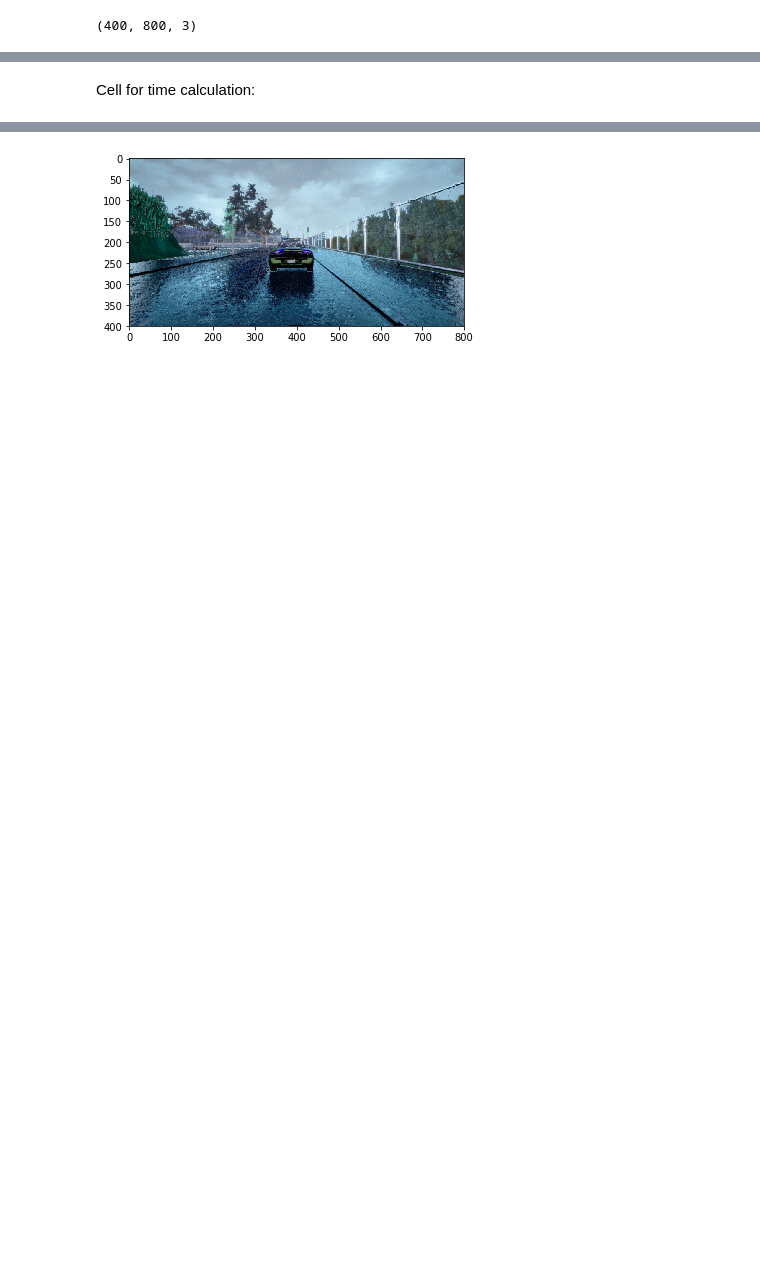
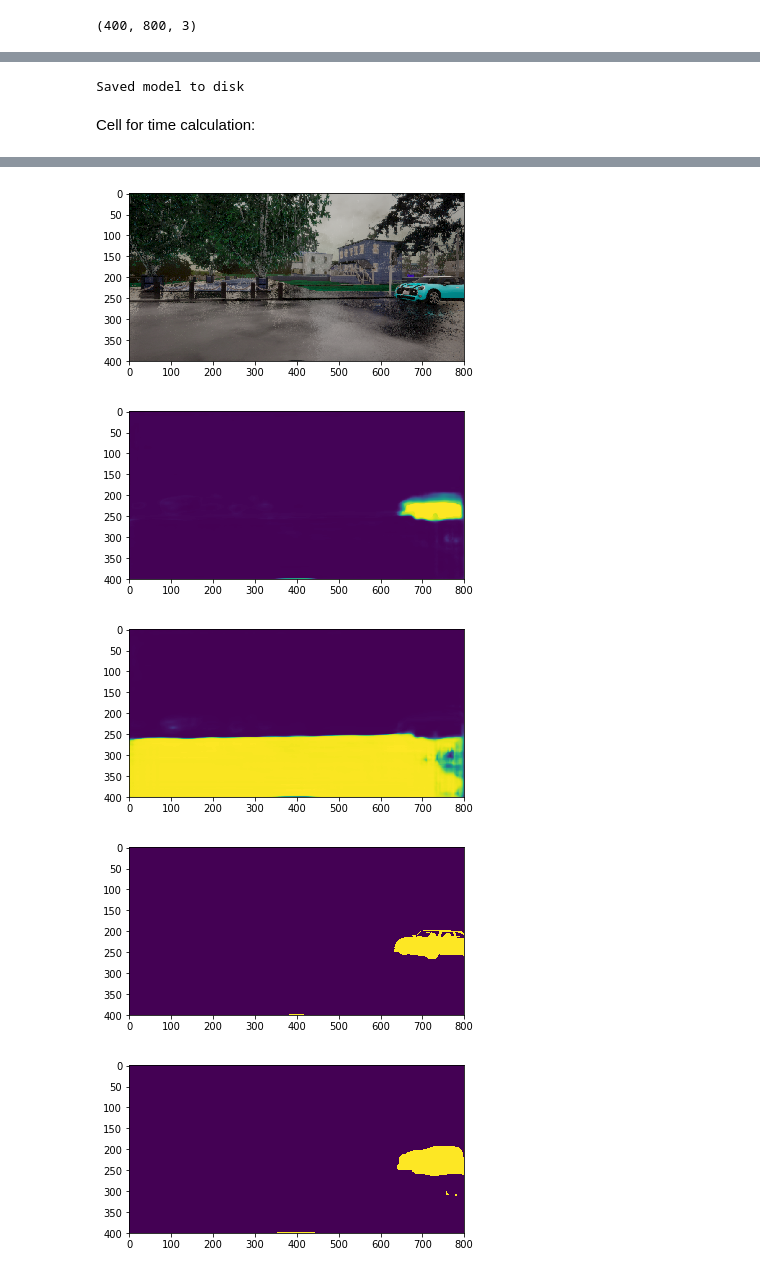
Before and after one commit to bakamoridesu/Lyft-Perception-Challenge, a Jupyter notebook: Notebook.ipynb, the cells around one changed output, grey strips where cells are left out. Cells and saved outputs as stored; diff of their text form; code cells hidden in the pictures; blank space fills up the shorter version.

Commit message:
Good model performance

```diff
--- a/Notebook.ipynb
+++ b/Notebook.ipynb
@@ -100,7 +105,7 @@ from sklearn.model_selection import train_test_split
 from keras.layers import Dense, Flatten, Lambda, Conv2D, MaxPooling2D, Cropping2D, Dropout, BatchNormalization, Conv2DTranspose
 
 # split training and validation data
-#train_samples, validation_data = train_test_split(data, test_size=0.3)
+train_samples, validation_data = train_test_split(data, test_size=0.2)
 #validation_samples, test_samples = train_test_split(validation_data, test_size=0.5)
 train_samples = data
 
@@ -127,13 +132,14 @@ def generator(samples, batch_size = 32):
                 final_label = np.zeros((400,800,2))
                 final_label[:,:,1] = lb_road
                 final_label[:,:,0] = lb_car
+                final_label = final_label.reshape(640000,)
                 #print(final_label.shape)
 
                 flipped_label = np.zeros((400,800,2))
                 flipped_label[:,:,1] = cv2.flip(lb_road, 1)
                 flipped_label[:,:,0] = cv2.flip(lb_car, 1)
                 flipped_image = cv2.flip(image, 1)
-                #flipped_label = cv2.flip(label, 1)
+                flipped_label = flipped_label.reshape(640000,)
 
                 images.append(image)
                 labels.append(final_label)
@@ -229,12 +235,15 @@ decoding_layers = [
     UpSampling2D(),
     Conv2D(12, (kernel,kernel), padding='same', activation = "relu"),
     BatchNormalization(),
-    Conv2D(n_labels, 1, padding='valid', activation = "softmax"),
+    Conv2D(n_labels, 1, padding='valid'),
     BatchNormalization(),
+    Flatten(),
+    Activation('sigmoid')
+
 ]
-#model.decoding_layers = decoding_layers
-#for l in model.decoding_layers:
-for l in decoding_layers:
+model.decoding_layers = decoding_layers
+for l in model.decoding_layers:
+#for l in decoding_layers:
     model.add(l)
 model.summary()
 # %% [output]
@@ -256,7 +265,7 @@ Trainable params: 258,330
 Non-trainable params: 1,300
 _________________________________________________________________
 # %%
-model.compile(loss = 'mse', optimizer = 'adam')
+model.compile(loss = 'binary_crossentropy', optimizer = 'adam')
 stats = model.fit_generator(train_generator, steps_per_epoch= len(train_samples)/batch_size, validation_data=validation_generator, validation_steps=len(validation_samples)/batch_size, epochs=100)
 # %% [output]
 Epoch 1/100
@@ -263,20 +293,61 @@ Epoch 1/100
+# %%
+from keras.models import model_from_json
+# serialize model to JSON
+model_json = model.to_json()
+with open("model_flatten.json", "w") as json_file:
+    json_file.write(model_json)
+# serialize weights to HDF5
+model.save_weights("model_flatten.h5")
+print("Saved model to disk")
+
+# later...
+
+# load json and create model
+#json_file = open('model.json', 'r')
+#loaded_model_json = json_file.read()
+#json_file.close()
+#loaded_model = model_from_json(loaded_model_json)
+# load weights into new model
+#loaded_model.load_weights("model.h5")
+#print("Loaded model from disk")
+# %% [output]
+Saved model to disk
 # %% [markdown]
 Cell for time calculation:
 # %%
-%%timeit
+#%%timeit
+test_img  = cv2.imread(test_samples.iloc[1]['image'])
+test_lbl  = crop(cv2.imread(test_samples.iloc[1]['label'])[:,:,2])
 
-test_img  = cv2.imread(test_samples.iloc[12]['image'])
 test_img = crop(test_img)
 plt.imshow(test_img)
 test_img = np.expand_dims(test_img, axis=0)
 
 pred = model.predict(test_img)
 pred = pred[0]
+pred = pred.reshape(400,800,2)
 car_pred = pred[:,:,0]
-car_output = np.zeros((400,800), dtype=np.uint8)
-car_output[car_pred < 0] = 1.0
+road_pred = pred[:,:,1]
+plt.figure()
+plt.imshow(car_pred)
+plt.figure()
+plt.imshow(road_pred)
 
-road_pred = pred[:,:,1]
-road_output = np.zeros((400,800), dtype=np.uint8)
-road_output[road_pred < 0] = 1.0
+
+
+lbl_ = np.zeros(test_lbl.shape)
+lbl_[test_lbl == 10] = 1
+plt.figure()
+plt.imshow(lbl_)
+
+plt.figure()
+car_ = np.zeros(car_pred.shape)
+car_[car_pred > 0.1] = 1
+plt.imshow(car_)
+
+
+plt.figure()
+car_ = np.zeros(car_pred.shape)
+car_[car_pred > 0.5] = 1
+plt.imshow(car_)
 # %% [output]
@@ -284 +355,5 @@ road_output[road_pred < 0] = 1.0
-[figure, old version]
+[figure, new version]
+[figure, added]
+[figure, added]
+[figure, added]
+[figure, added]
```
Also changed, not shown: parts of 26 cells of this notebook, 14 other files.
